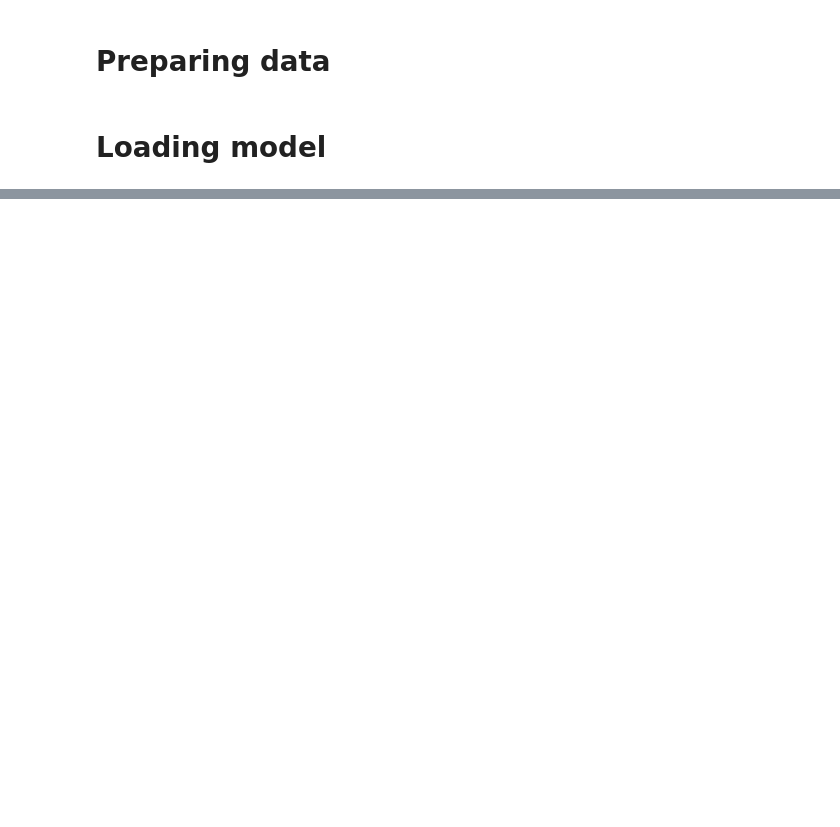
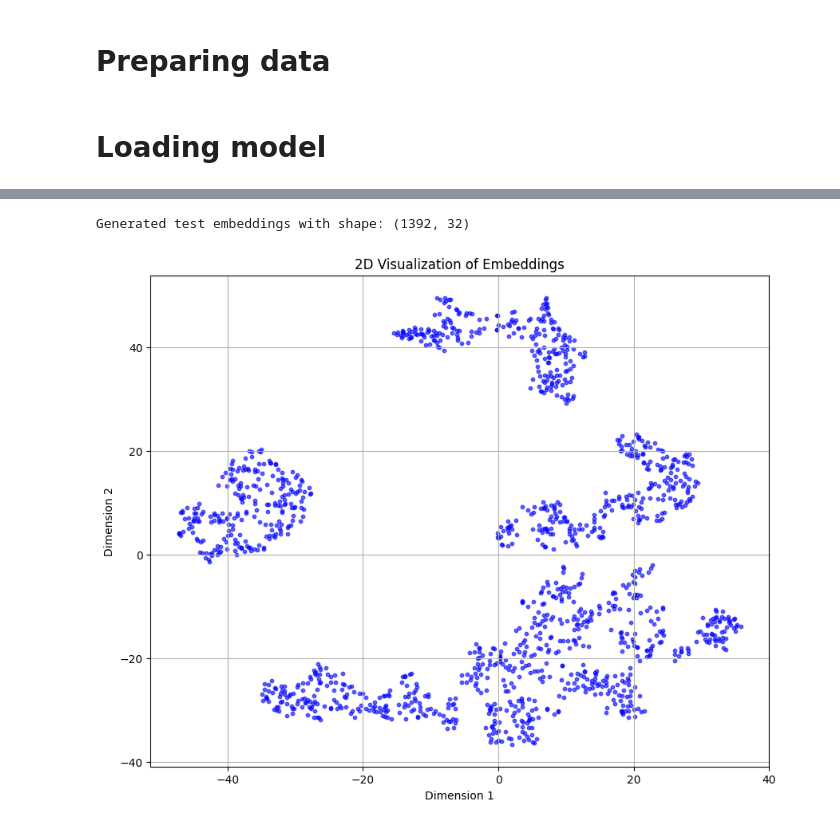
Before and after one commit to KN-Neuron/NeuroGuard-AI, a Jupyter notebook: notebooks/Barbara_Dereń/EEGNet1.ipynb, the cells around one changed output, grey strips where cells are left out. Cells and saved outputs as stored; diff of their text form; code cells hidden in the pictures; blank space fills up the shorter version.

```diff
--- a/notebooks/Barbara_Dereń/EEGNet1.ipynb
+++ b/notebooks/Barbara_Dereń/EEGNet1.ipynb
@@ -77,0 +296,29 @@ Problem z modelem chyba
+# %%
+# Generate test embeddings
+eegnet_model.eval()  # Set the model to evaluation mode
+test_embeddings = []
+
+with torch.no_grad():  # Disable gradient computation
+    for anchor, positive, negative in test_loader:
+        anchor = anchor.to(device)
+        embeddings = eegnet_model(anchor)
+        test_embeddings.append(embeddings.cpu().numpy())
+
+# Concatenate all embeddings into a single array
+test_embeddings = np.concatenate(test_embeddings, axis=0)
+print(f"Generated test embeddings with shape: {test_embeddings.shape}")
+# %% [output]
+Generated test embeddings with shape: (1392, 32)
+# %%
+import matplotlib.pyplot as plt
+
+# Plot the 2D embeddings
+plt.figure(figsize=(10, 8))
+plt.scatter(embeddings_2d[:, 0], embeddings_2d[:, 1], alpha=0.6, s=10, c='blue')
+plt.title("2D Visualization of Embeddings")
+plt.xlabel("Dimension 1")
+plt.ylabel("Dimension 2")
+plt.grid(True)
+plt.show()
+# %% [output]
+[figure, added]
```
Also changed, not shown: parts of 20 cells of this notebook, 50 other files.
